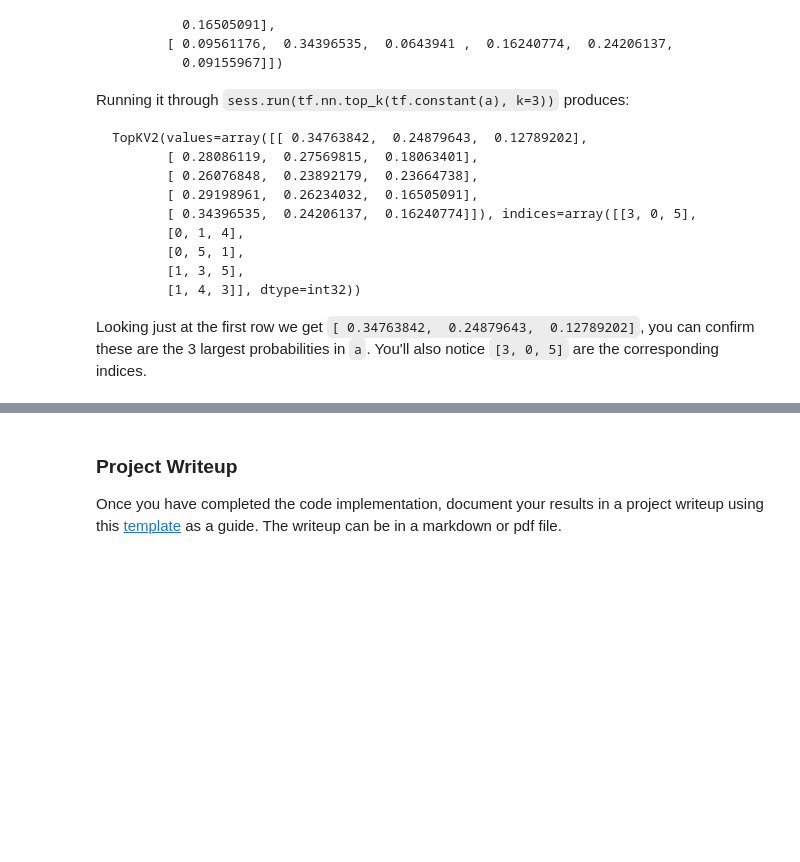
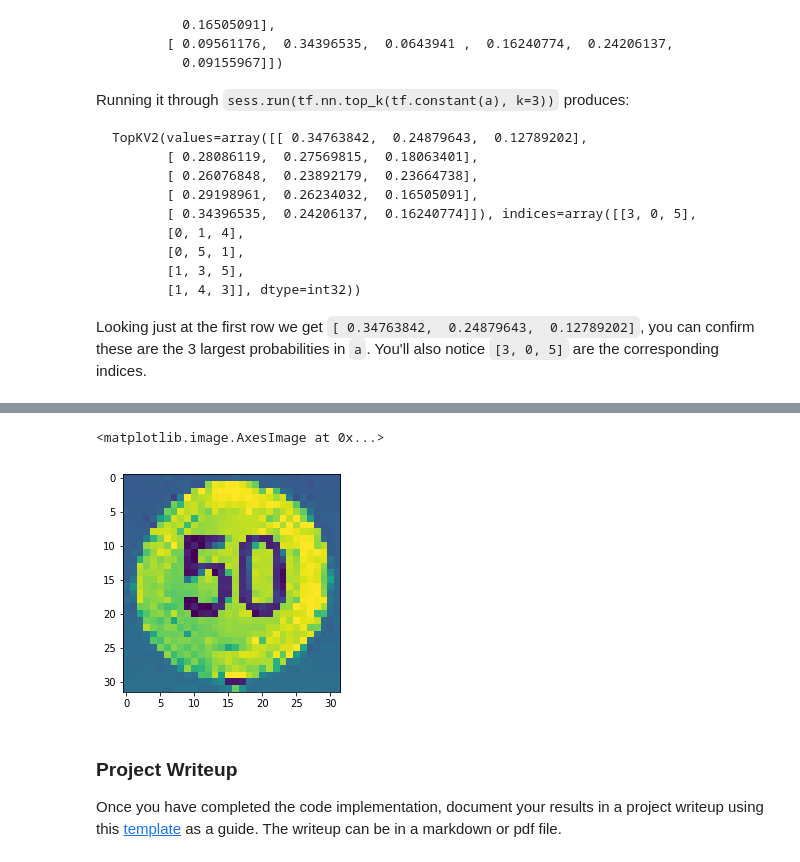
Before and after one commit to saksham/CarND-Traffic-Sign-Classifier-Project, a Jupyter notebook: Traffic_Sign_Classifier.ipynb, the cells around one changed output, grey strips where cells are left out. Drawn from its saved outputs; the diff is of its cells as text; code cells hidden in the pictures; blank space fills up the shorter version.

```diff
--- a/Traffic_Sign_Classifier.ipynb
+++ b/Traffic_Sign_Classifier.ipynb
@@ -337,3 +412,8 @@ Looking just at the first row we get `[ 0.34763842,  0.24879643,  0.12789202]`,
+# %%
+plt.imshow(scaled[:, :, 2])
+# %% [output]
+<matplotlib.image.AxesImage at 0x...>
+[figure, added]
 # %% [markdown]
 ### Project Writeup
 
```
Also changed, not shown: parts of 15 cells of this notebook, 5 other files.
